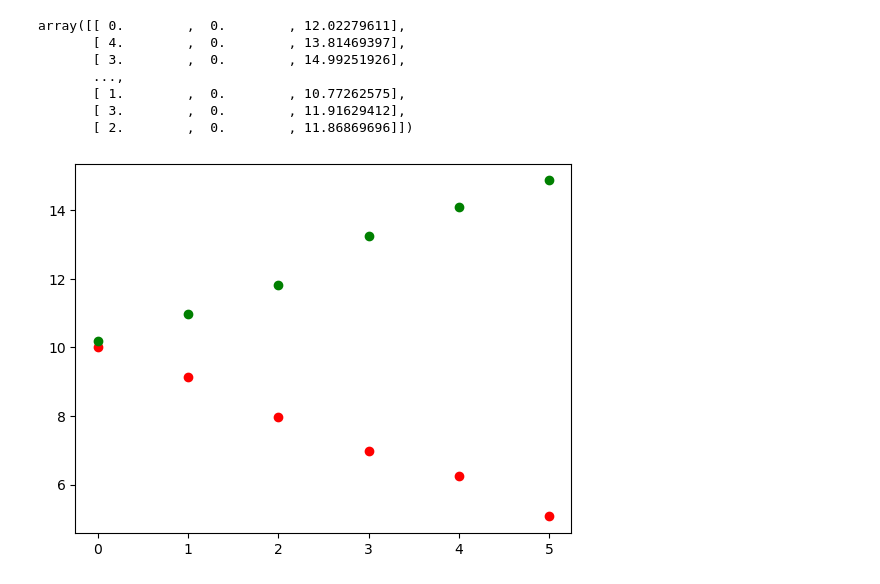
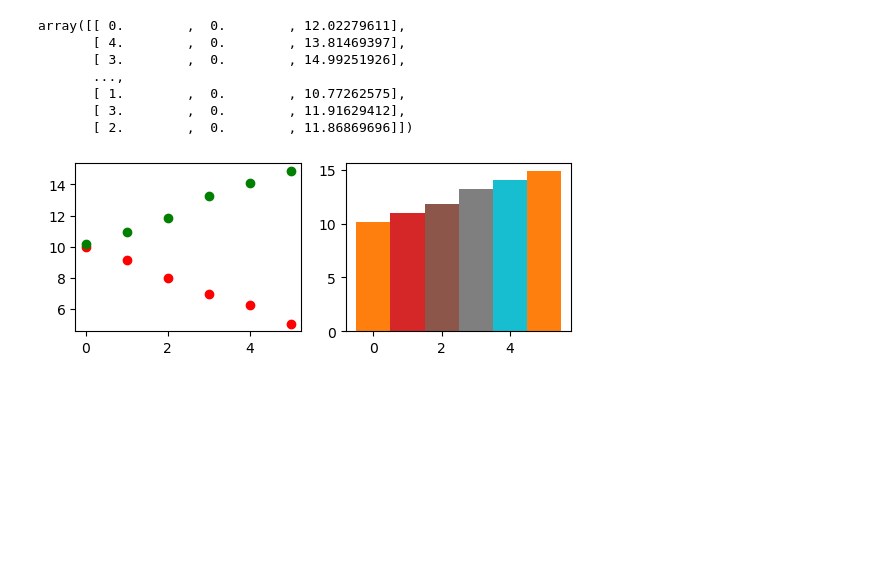
Before and after one commit to Gxs21/informatica_furini, a Jupyter notebook: esercizi_7_9/esercizio_9.ipynb, the cells around one changed output. Drawn from its saved outputs; the diff is of its cells as text; code cells hidden in the pictures; blank space fills up the shorter version.

```diff
--- a/esercizi_7_9/esercizio_9.ipynb
+++ b/esercizi_7_9/esercizio_9.ipynb
@@ -80,9 +80,12 @@ for i in range (x.shape[0]):
         R[indice].append(x[i,2])
 # %%
 f=plt.figure()
-ax=f.add_subplot(1,1,1)
+ax=f.add_subplot(2,2,1)
+ax_2=f.add_subplot(2,2,2)
 for indice in indici_pop:
     ax.plot(indice, np.mean(R[indice]), 'or')
     ax.plot(indice, np.mean(G[indice]), 'og')
+    ax_2.bar(indice, np.mean(R[indice]), width=1)
+    ax_2.bar(indice, np.mean(G[indice]), width=1)
 # %% [output]
-[figure, old version]
+[figure, new version]
```
Also changed, not shown: 31 other files.
